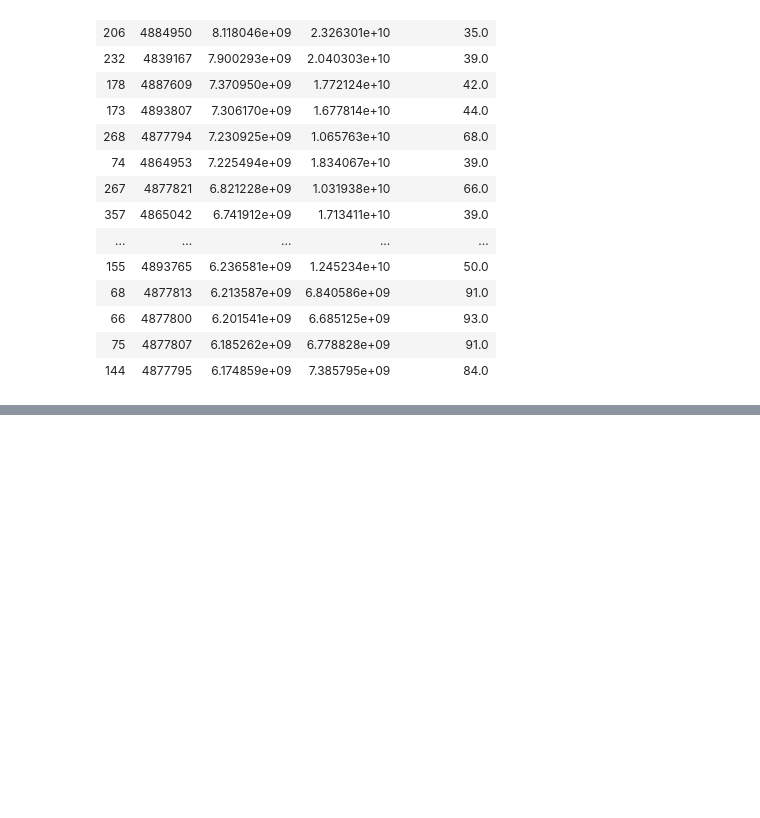
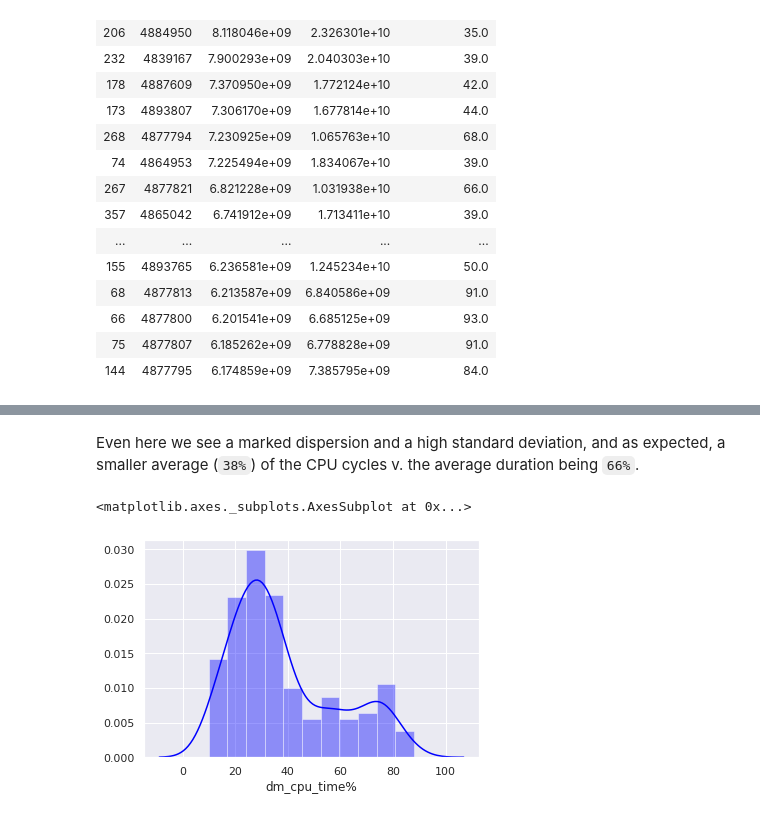
Before and after one commit to ilaflott/epmt, a Jupyter notebook: docs/data-migration-study.ipynb, the cells around one changed output, grey strips where cells are left out. Cells and saved outputs as stored; diff of their text form; code cells hidden in the pictures; blank space fills up the shorter version.

```diff
--- a/docs/data-migration-study.ipynb
+++ b/docs/data-migration-study.ipynb
@@ -111,0 +159,3 @@ What is most striking is that for more than 160 jobs (~ 30% of the jobs), the da
+# %%
+(cpu_ops_percent, cpu_ops_df, cpu_total_job_time, cpu_ops_df_agg_by_job) = eq.ops_costs(jobs = [], tags = DM_OPS, metric = 'cpu_time')
+ops_percent, total_job_time
@@ -111,0 +213,8 @@ What is most striking is that for more than 160 jobs (~ 30% of the jobs), the da
+# %% [markdown]
+Even here we see a marked dispersion and a high standard deviation, and as expected, a smaller
+average (`38%`) of the CPU cycles v. the average duration being `66%`.
+# %%
+sns.distplot(cpu_ops_df_agg_by_job['dm_cpu_time%'], color='blue')
+# %% [output]
+<matplotlib.axes._subplots.AxesSubplot at 0x...>
+[figure, added]
```
Also changed, not shown: parts of 20 cells of this notebook.
